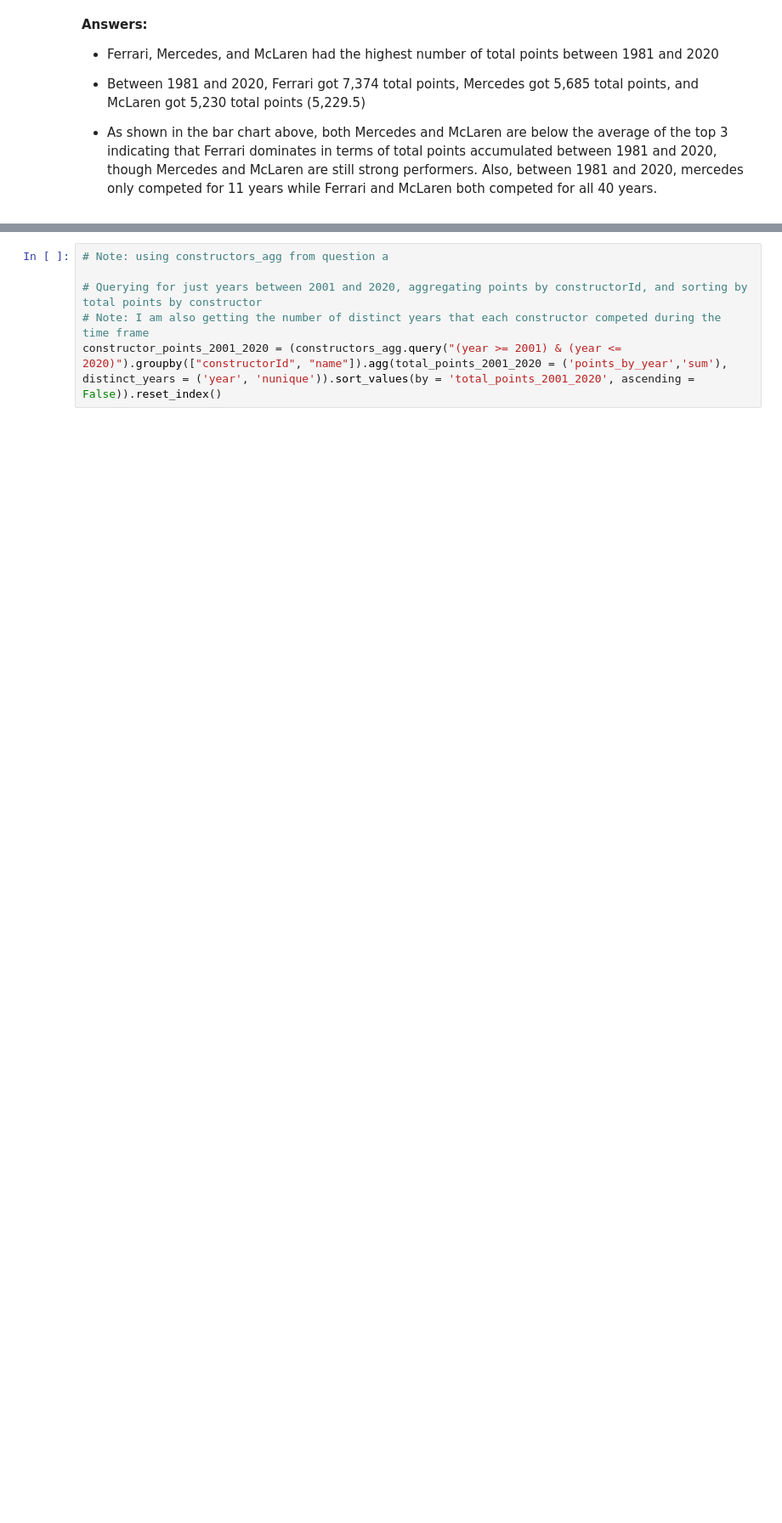
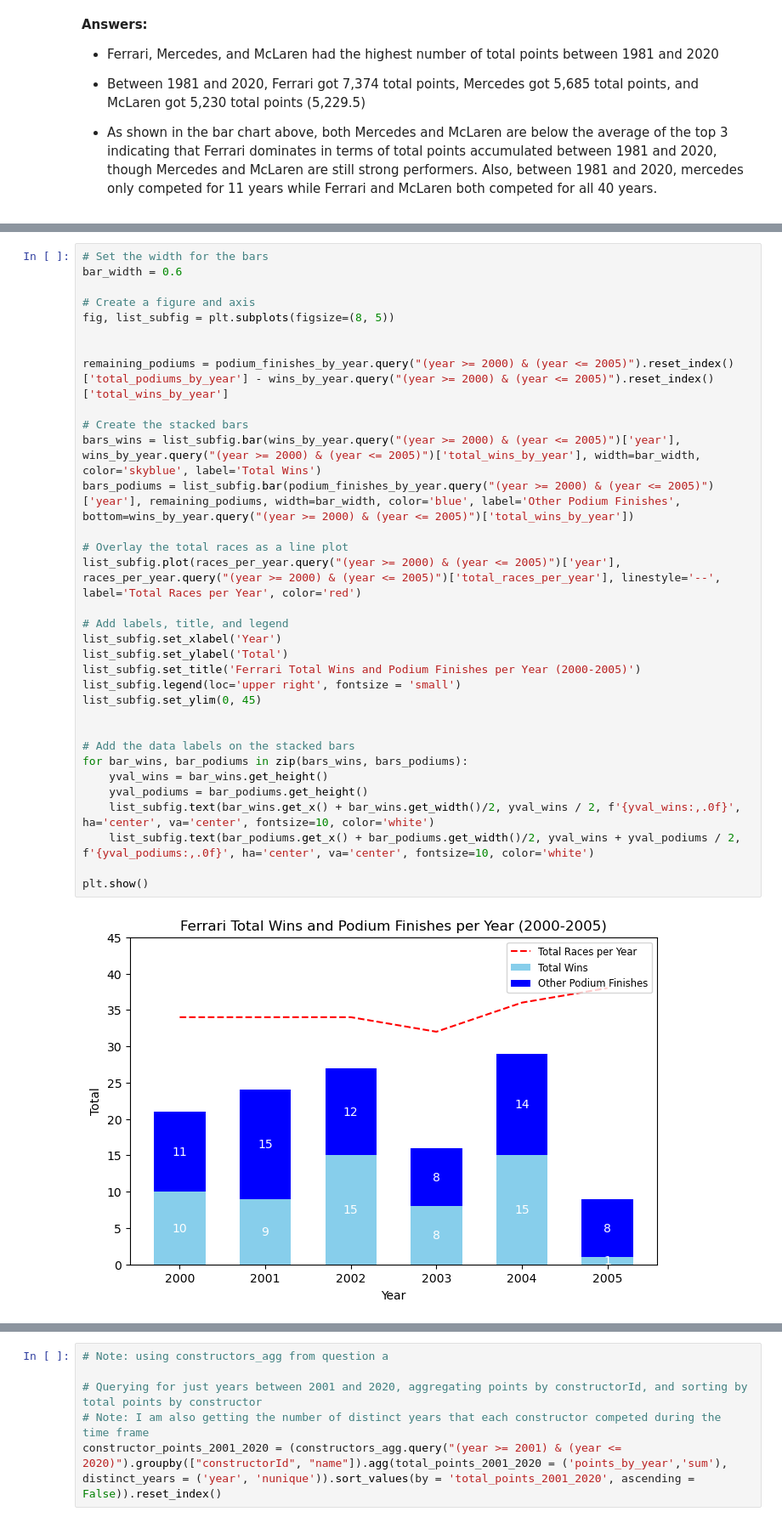
Before and after one commit to jubarringer098/qtm530fall2024, a Jupyter notebook: Homework/Homework 2/HW2 copy 2.ipynb, the cells around one changed output, grey strips where cells are left out. Shown at 85% size. Cells and saved outputs as stored; diff of their text form; blank space fills up the shorter version.

```diff
--- a/Homework/Homework 2/HW2 copy 2.ipynb
+++ b/Homework/Homework 2/HW2 copy 2.ipynb
@@ -504,0 +842,35 @@ print("Missing value count rank: ", ferrari_1981_2020['rank'].isna().sum())
+# %%
+# Set the width for the bars
+bar_width = 0.6
+
+# Create a figure and axis
+fig, list_subfig = plt.subplots(figsize=(8, 5))
+
+
+remaining_podiums = podium_finishes_by_year.query("(year >= 2000) & (year <= 2005)").reset_index()['total_podiums_by_year'] - wins_by_year.query("(year >= 2000) & (year <= 2005)").reset_index()['total_wins_by_year']
+
+# Create the stacked bars
+bars_wins = list_subfig.bar(wins_by_year.query("(year >= 2000) & (year <= 2005)")['year'], wins_by_year.query("(year >= 2000) & (year <= 2005)")['total_wins_by_year'], width=bar_width, color='skyblue', label='Total Wins')
+bars_podiums = list_subfig.bar(podium_finishes_by_year.query("(year >= 2000) & (year <= 2005)")['year'], remaining_podiums, width=bar_width, color='blue', label='Other Podium Finishes', bottom=wins_by_year.query("(year >= 2000) & (year <= 2005)")['total_wins_by_year'])
+
+# Overlay the total races as a line plot
+list_subfig.plot(races_per_year.query("(year >= 2000) & (year <= 2005)")['year'], races_per_year.query("(year >= 2000) & (year <= 2005)")['total_races_per_year'], linestyle='--', label='Total Races per Year', color='red')
+
+# Add labels, title, and legend
+list_subfig.set_xlabel('Year')
+list_subfig.set_ylabel('Total')
+list_subfig.set_title('Ferrari Total Wins and Podium Finishes per Year (2000-2005)')
+list_subfig.legend(loc='upper right', fontsize = 'small')
+list_subfig.set_ylim(0, 45)
+
+
+# Add the data labels on the stacked bars
+for bar_wins, bar_podiums in zip(bars_wins, bars_podiums):
+    yval_wins = bar_wins.get_height()
+    yval_podiums = bar_podiums.get_height()
+    list_subfig.text(bar_wins.get_x() + bar_wins.get_width()/2, yval_wins / 2, f'{yval_wins:,.0f}', ha='center', va='center', fontsize=10, color='white')
+    list_subfig.text(bar_podiums.get_x() + bar_podiums.get_width()/2, yval_wins + yval_podiums / 2, f'{yval_podiums:,.0f}', ha='center', va='center', fontsize=10, color='white')
+
+plt.show()
+# %% [output]
+[figure, added]
```
Also changed, not shown: parts of 62 cells of this notebook, 1 other file.
